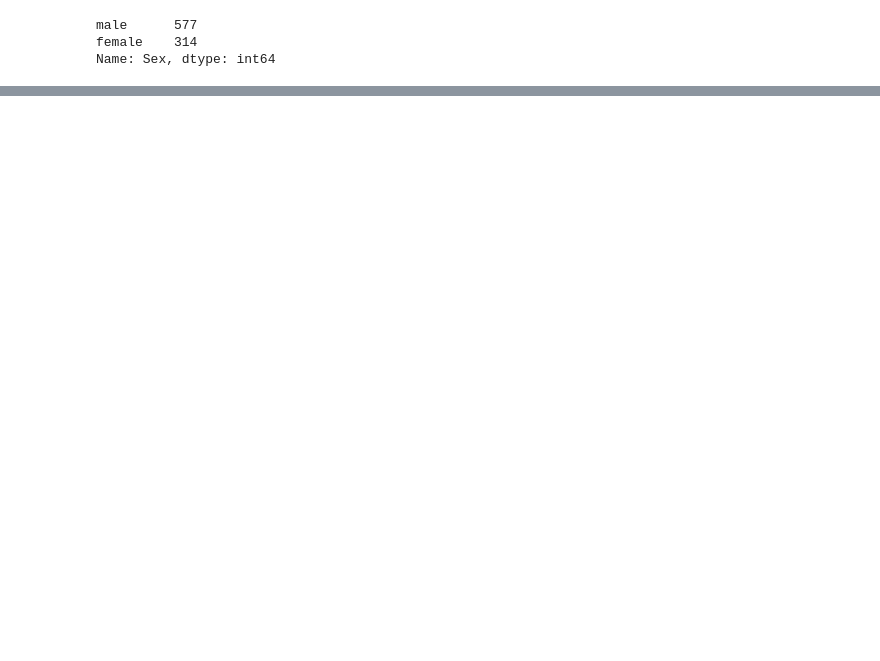
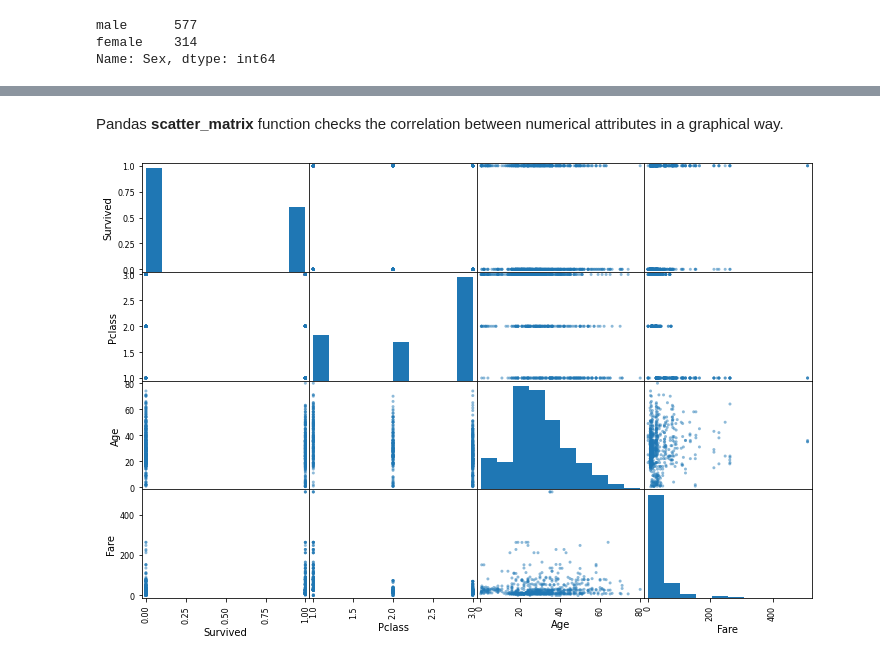
Before and after one commit to danielcdo/-MachineLearning, a Jupyter notebook: titanicLogisticRegression.ipynb, the cells around one changed output, grey strips where cells are left out. Cells and saved outputs as stored; diff of their text form; code cells hidden in the pictures; blank space fills up the shorter version.

```diff
--- a/titanicLogisticRegression.ipynb
+++ b/titanicLogisticRegression.ipynb
@@ -52,0 +92,7 @@ Name: Sex, dtype: int64
+# %% [markdown]
+Pandas **scatter_matrix** function checks the correlation between numerical attributes in a graphical way.
+# %%
+key_attributes=['Survived', 'Pclass', 'Age', 'Fare']
+scatter_matrix(train[key_attributes], figsize=(12,8));
+# %% [output]
+[figure, added]
```
Also changed, not shown: parts of 13 cells of this notebook.
